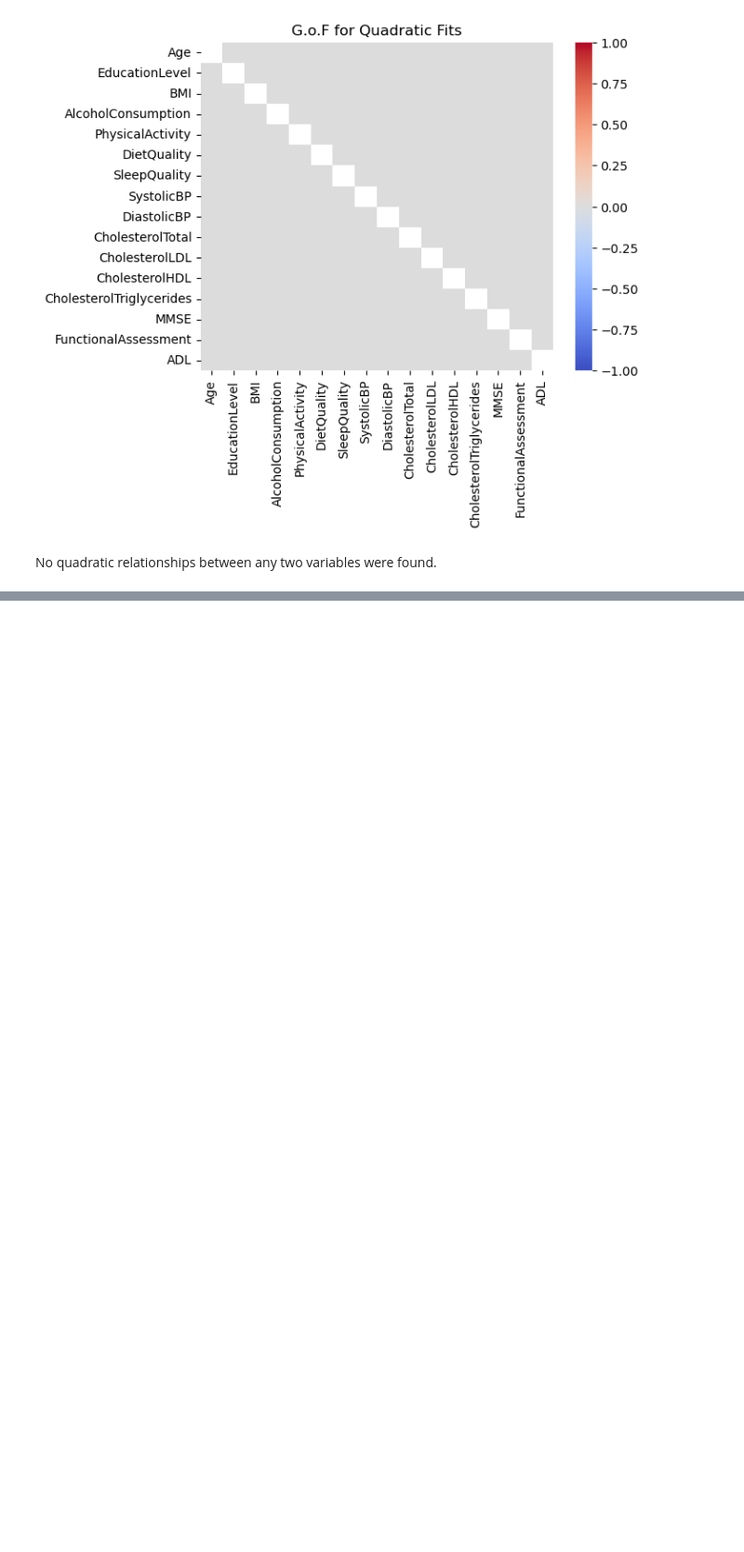
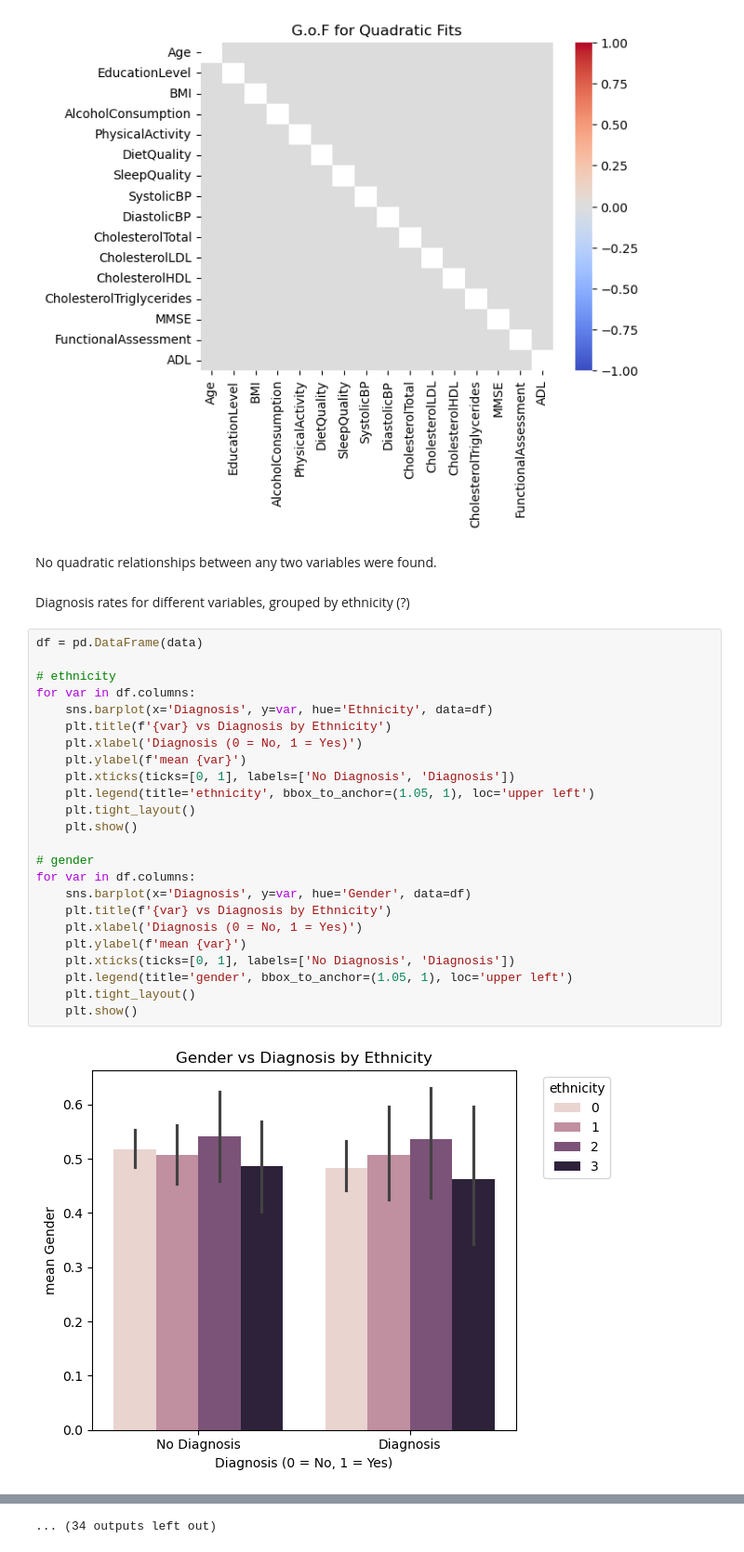
Before and after one commit to niconap/sda-project, a Jupyter notebook: visualisations.ipynb, the cells around one changed output, grey strips where cells are left out. Shown at 93% size. Saved outputs shown, nothing was run; the diff lists cells and outputs as text; blank space fills up the shorter version.

Commit message:
gender + race grouped EDA

```diff
--- a/visualisations.ipynb
+++ b/visualisations.ipynb
@@ -368,3 +374,31 @@ plt.show()
 [figure]
 # %% [markdown]
 No quadratic relationships between any two variables were found.
+# %% [markdown]
+Diagnosis rates for different variables, grouped by ethnicity (?)
+# %%
+df = pd.DataFrame(data)
+
+# ethnicity
+for var in df.columns:
+    sns.barplot(x='Diagnosis', y=var, hue='Ethnicity', data=df)
+    plt.title(f'{var} vs Diagnosis by Ethnicity')
+    plt.xlabel('Diagnosis (0 = No, 1 = Yes)')
+    plt.ylabel(f'mean {var}')
+    plt.xticks(ticks=[0, 1], labels=['No Diagnosis', 'Diagnosis'])
+    plt.legend(title='ethnicity', bbox_to_anchor=(1.05, 1), loc='upper left')
+    plt.tight_layout()
+    plt.show()
+
+# gender
+for var in df.columns:
+    sns.barplot(x='Diagnosis', y=var, hue='Gender', data=df)
+    plt.title(f'{var} vs Diagnosis by Ethnicity')
+    plt.xlabel('Diagnosis (0 = No, 1 = Yes)')
+    plt.ylabel(f'mean {var}')
+    plt.xticks(ticks=[0, 1], labels=['No Diagnosis', 'Diagnosis'])
+    plt.legend(title='gender', bbox_to_anchor=(1.05, 1), loc='upper left')
+    plt.tight_layout()
+    plt.show()
+# %% [output]
+[figure, added]
@@ -370,0 +416 @@ No quadratic relationships between any two variables were found.
+... (34 outputs left out)
```
Also changed, not shown: parts of 3 cells of this notebook.
